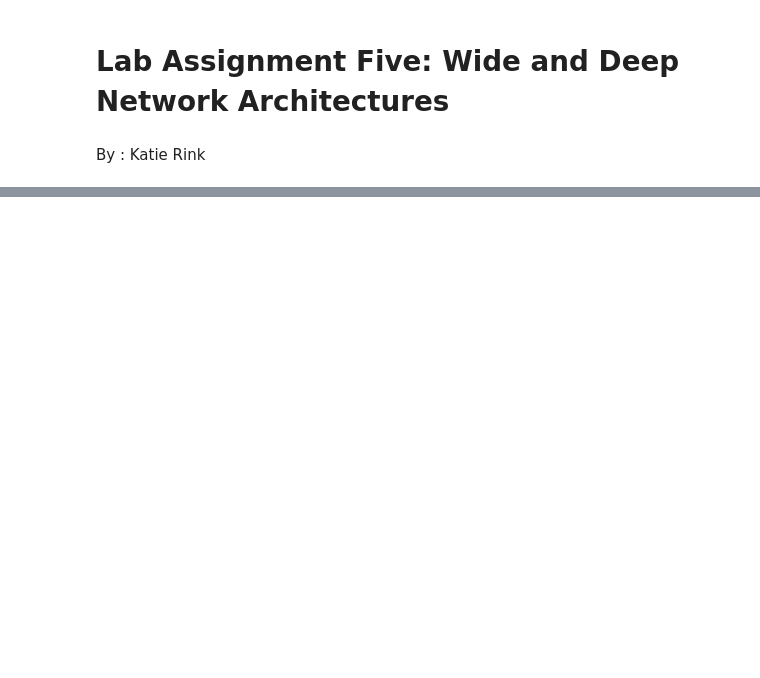
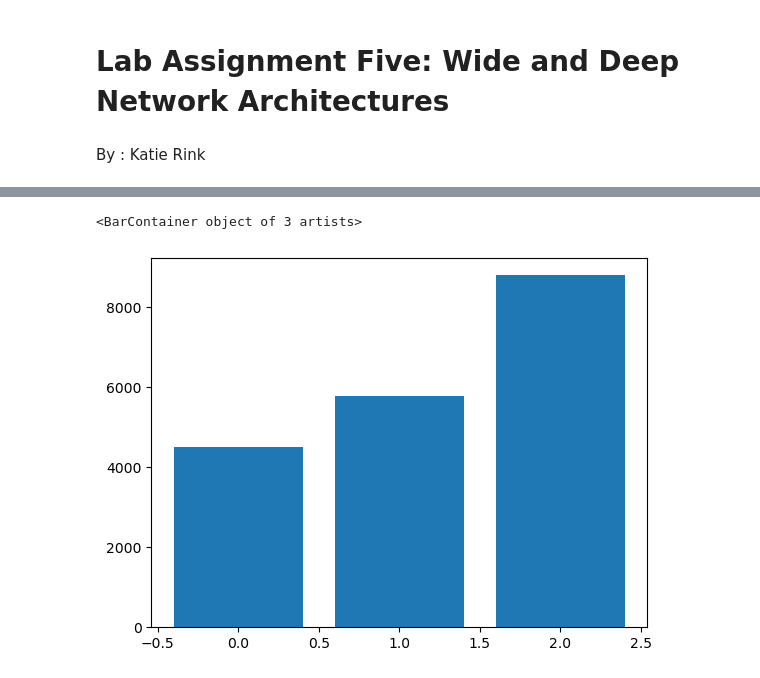
Before and after one commit to katielrink/ML_in_Python, a Jupyter notebook: Assignments/Wide_Deep_Networks.ipynb, the cells around one changed output, grey strips where cells are left out. Cells and saved outputs as stored; diff of their text form; code cells hidden in the pictures; blank space fills up the shorter version.

Commit message:
Adding models to Program 4

```diff
--- a/Assignments/Wide_Deep_Networks.ipynb
+++ b/Assignments/Wide_Deep_Networks.ipynb
@@ -180,0 +246,33 @@ ModuleNotFoundError: No module named 'tensorflow'
+# %%
+# choose these as a class, what makes sense??
+cross_columns = [
+                    ['Occupation', 'Payment_Behaviour'],
+                    ['Month', 'Payment_of_Min_Amount']
+                ]
+
+# cross each set of columns in the list above
+cross_col_df_names = []
+for cols_list in cross_columns:
+    # encode as ints for the embedding
+    enc = LabelEncoder()
+
+    # 1. create crossed labels by join operation
+    X_crossed = df[cols_list].apply(lambda x: '_'.join(x), axis=1)
+
+    # get a nice name for this new crossed column
+    cross_col_name = '_'.join(cols_list)
+
+    # 2. encode as integers, stacking all possibilities
+    enc.fit(np.hstack((X_crossed.to_numpy())))
+
+    # 3. Save into dfframe with new name
+    df[cross_col_name] = enc.transform(X_crossed)
+
+    # Save the encoder used here for later:
+    encoders[cross_col_name] = enc
+
+    # keep track of the new names of the crossed columns
+    cross_col_df_names.append(cross_col_name)
+    feature_columns.append(cross_col_name)
+
+cross_col_df_names
@@ -180,0 +289,15 @@ ModuleNotFoundError: No module named 'tensorflow'
+# %%
+from sklearn.model_selection import train_test_split
+from sklearn.model_selection import ShuffleSplit
+
+# combine the features into a single large matrix
+X = df[feature_columns]
+y = df['Credit_Mix'].values.astype(np.int32)
+
+X_train, X_test, y_train, y_test = train_test_split(X.copy(), y.copy(), test_size=0.4, random_state=0)
+df_train, df_test = train_test_split(df, test_size=0.2, random_state=0)
+# %%
+plt.bar(np.unique(y_train), np.unique(y_train, return_counts=True)[1])
+# %% [output]
+<BarContainer object of 3 artists>
+[figure, added]
```
Also changed, not shown: parts of 81 cells of this notebook, 2 other files.
